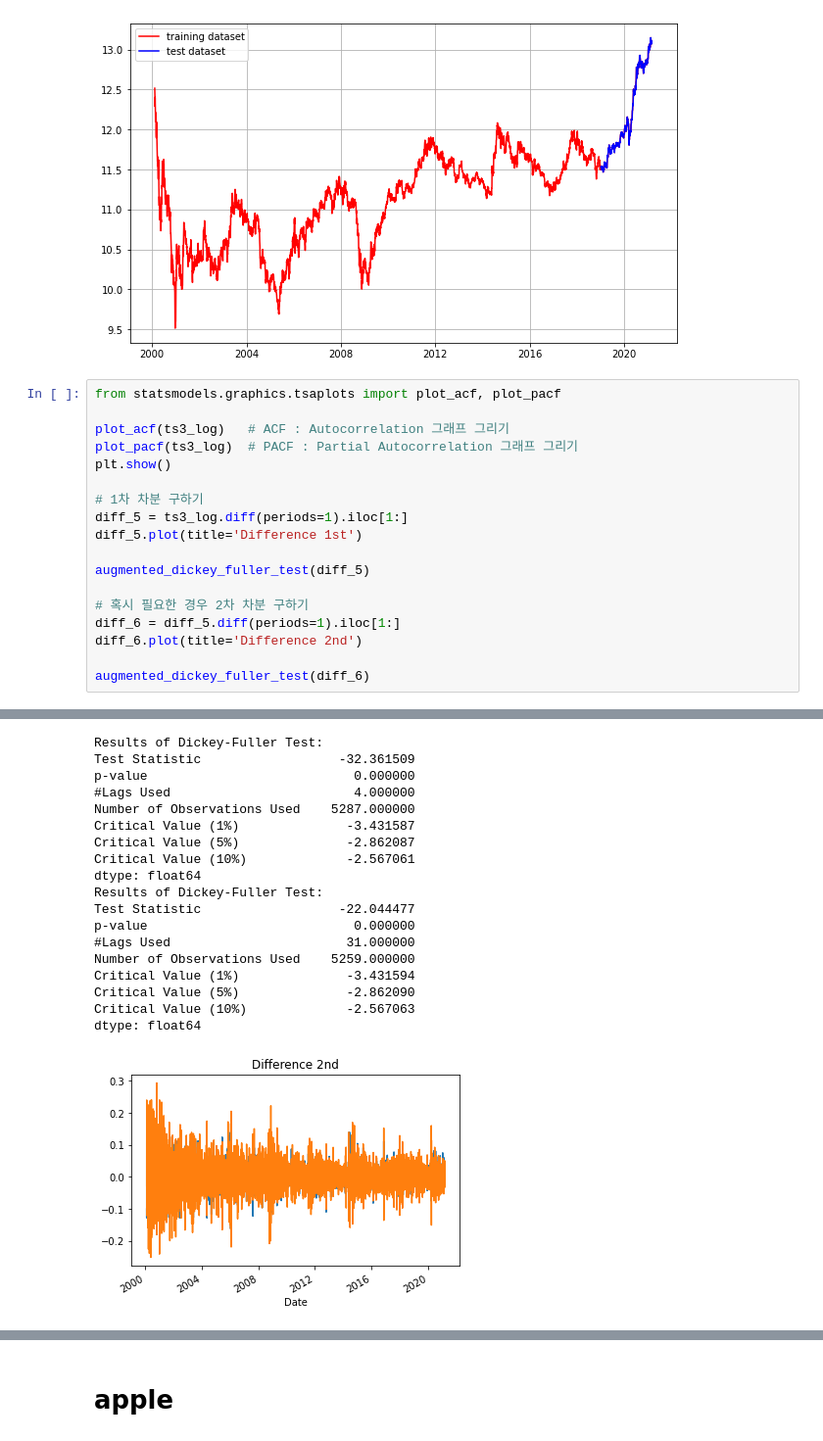
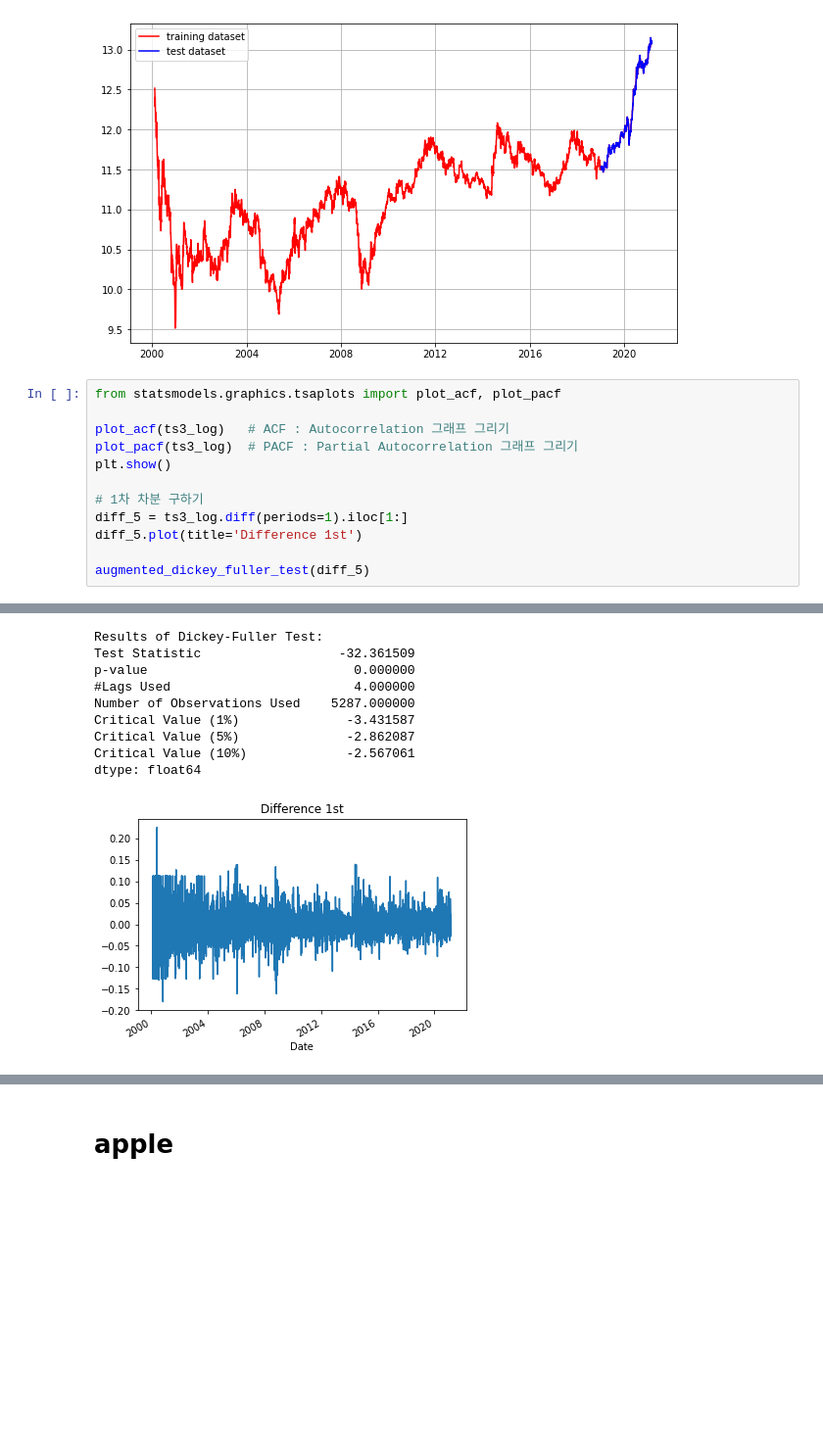
Before and after one commit to sonak-lll/new-start, a Jupyter notebook: [E13] Stock data prediction.ipynb, the cells around one changed output, grey strips where cells are left out. Shown at 98% size. Saved outputs shown, nothing was run; the diff lists cells and outputs as text; blank space fills up the shorter version.

```diff
--- a/[E13] Stock data prediction.ipynb
+++ b/[E13] Stock data prediction.ipynb
@@ -788,40 +888,25 @@ plt.legend()
 # %%
 from statsmodels.graphics.tsaplots import plot_acf, plot_pacf
 
 plot_acf(ts3_log)   # ACF : Autocorrelation 그래프 그리기
 plot_pacf(ts3_log)  # PACF : Partial Autocorrelation 그래프 그리기
 plt.show()
 
 # 1차 차분 구하기
 diff_5 = ts3_log.diff(periods=1).iloc[1:]
 diff_5.plot(title='Difference 1st')
 
 augmented_dickey_fuller_test(diff_5)
-
-# 혹시 필요한 경우 2차 차분 구하기
-diff_6 = diff_5.diff(periods=1).iloc[1:]
-diff_6.plot(title='Difference 2nd')
-
-augmented_dickey_fuller_test(diff_6)
 # %% [output]
 [figure]
 [figure]
 Results of Dickey-Fuller Test:
 Test Statistic                  -32.361509
 p-value                           0.000000
 #Lags Used                        4.000000
 Number of Observations Used    5287.000000
 Critical Value (1%)              -3.431587
 Critical Value (5%)              -2.862087
 Critical Value (10%)             -2.567061
 dtype: float64
-Results of Dickey-Fuller Test:
-Test Statistic                  -22.044477
-p-value                           0.000000
-#Lags Used                       31.000000
-Number of Observations Used    5259.000000
-Critical Value (1%)              -3.431594
-Critical Value (5%)              -2.862090
-Critical Value (10%)             -2.567063
-dtype: float64
-[figure, old version]
+[figure, new version]
```
Also changed, not shown: parts of 45 cells of this notebook.
